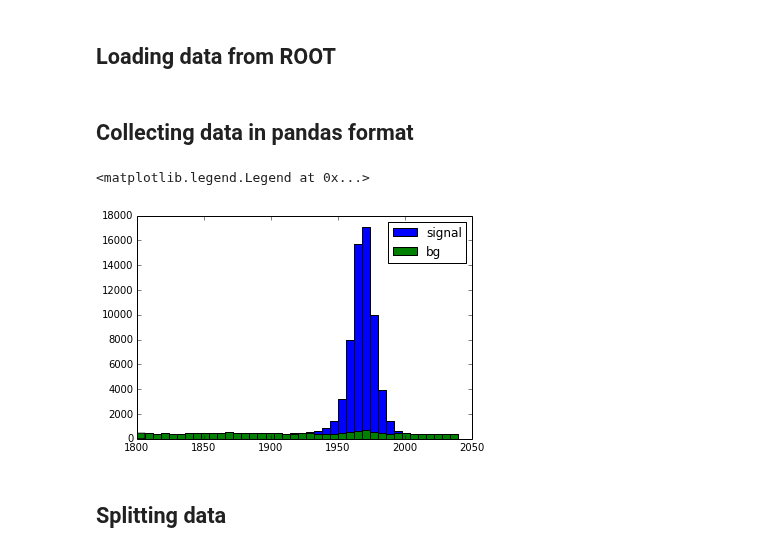
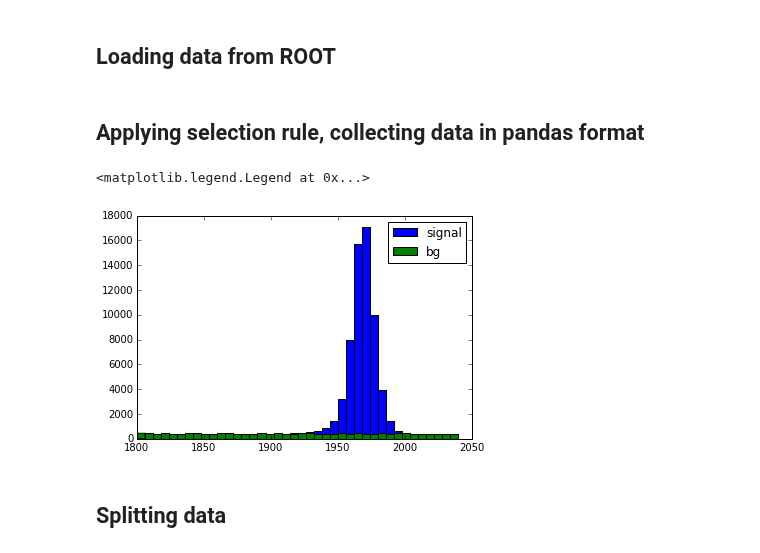
Before and after one commit to anaderi/lhcb_trigger_ml, a Jupyter notebook: IPythonWorkflow/Analysis_DInto3h.ipynb, the cells around one changed output. Cells and saved outputs as stored; diff of their text form; code cells hidden in the pictures.

```diff
--- a/IPythonWorkflow/Analysis_DInto3h.ipynb
+++ b/IPythonWorkflow/Analysis_DInto3h.ipynb
@@ -23,14 +23,17 @@ uniform gradient boosting is ok
 toymc is ok
 # %%
 uniform_variables = ['D_M']
+cut_variables = ['D_BKGCAT']
 train_variables = ['D_BPVIPCHI2', 'D_BPVTRGPOINTING', 'D_BPVVD', 'D_DOCA',
  'D_DOCA12', 'D_DOCA13', 'D_DOCA23', 'D_vchi2', 'D_MINIP', 'D_MINIPCHI2',
- 'D_P', 'D_PT', 'D_PE', 'D_PX', 'D_PY', 'D_PZ', 'D_MM', 'D_MMERR', 'D_BKGCAT',
- 'D_TRUEID']
+ 'D_P', 'D_PT', 'D_PE', 'D_PX', 'D_PY', 'D_PZ',
+ 'D_MM', 'D_MMERR', 'D_BKGCAT', 'D_TRUEID',
+ 'p1_PT', 'p2_PT', 'p3_PT',
+ 'p1_IP_OWNPV',  'p2_IP_OWNPV', 'p3_IP_OWNPV']
 # %% [markdown]
 ## Loading data from ROOT
 # %%
-all_branches = uniform_variables + train_variables
+all_branches = uniform_variables + train_variables + cut_variables
 all_branches = list(set(all_branches))
 
 
@@ -44,21 +44,20 @@ bg2 = root_numpy.root2array('/mnt/w76/notebook/datasets/D23P/ccbar_bkg_ppp.root'
 # %%
 bg1, bg2, signal1, signal2 = pandas.DataFrame(bg1), pandas.DataFrame(bg2), pandas.DataFrame(signal1), pandas.DataFrame(signal2)
 # %% [markdown]
-## Collecting data in pandas format
+## Applying selection rule, collecting data in pandas format
+# %%
+bg1 = bg1[bg1.D_BKGCAT > 20]
+bg2 = bg2[bg2.D_BKGCAT > 20]
 # %%
 data = pandas.concat([bg1, bg2, signal1, signal2], ignore_index=True)
 labels = numpy.concatenate([numpy.zeros(len(bg1) + len(bg2)), numpy.ones(len(signal1) + len(signal2))]).astype(int)
-# %%
-# important: switching classes
-# to be fixed soon
-labels = 1 - labels
 # %%
-hist(numpy.array(data.D_M[labels < 0.5]), bins=40, label='signal')
-hist(numpy.array(data.D_M[labels > 0.5]), bins=40, label='bg')
+hist(numpy.array(data.D_M[labels > 0.5]), bins=40, label='signal')
+hist(numpy.array(data.D_M[labels < 0.5]), bins=40, label='bg')
 legend()
 # %% [output]
 <matplotlib.legend.Legend at 0x...>
-[figure, old version]
+[figure, new version]
 # %% [markdown]
 ## Splitting data
 # %%
```
Also changed, not shown: parts of 15 cells of this notebook.
